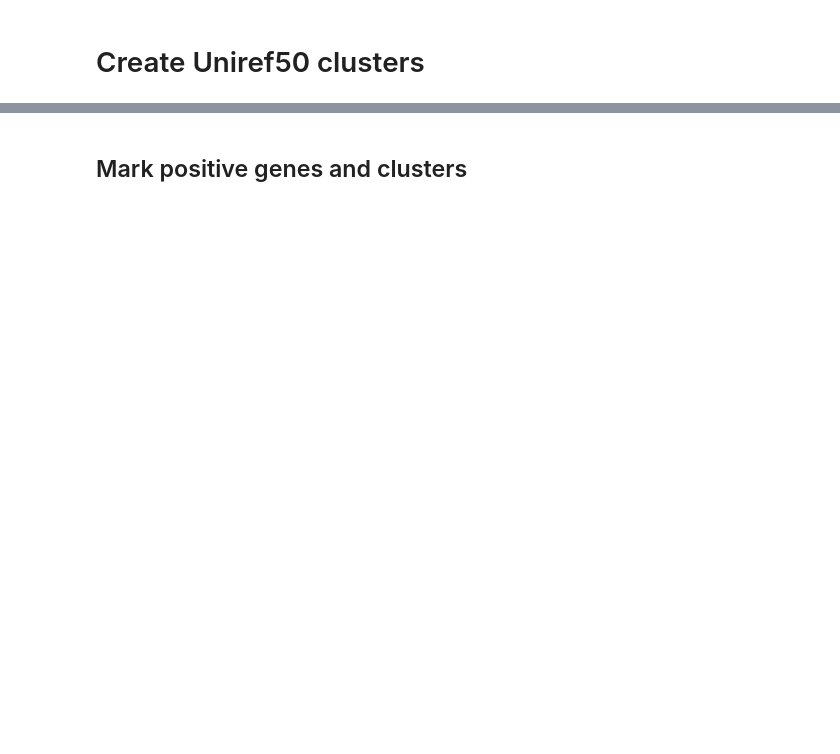
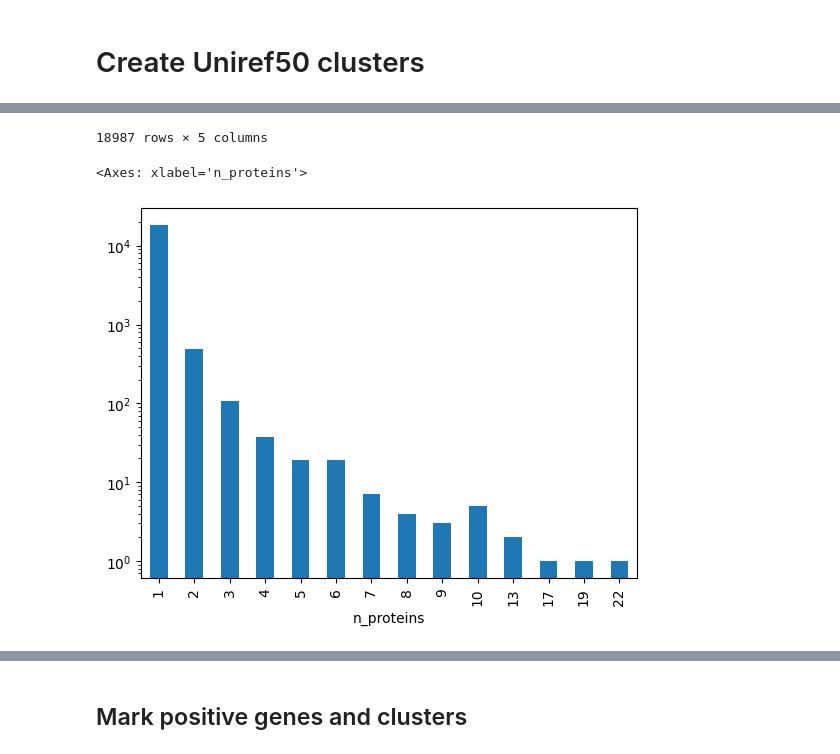
Before and after one commit to 8gabri8/ESMSec, a Jupyter notebook: my_create_cell_cycle_dataset copy.ipynb, the cells around one changed output, grey strips where cells are left out. Cells and saved outputs as stored; diff of their text form; code cells hidden in the pictures; blank space fills up the shorter version.

```diff
--- a/my_create_cell_cycle_dataset copy.ipynb
+++ b/my_create_cell_cycle_dataset copy.ipynb
@@ -446,4 +462,4 @@ Protein with missing gene 112 {'Q6ZRN7', 'Q9N2J8', 'Q6ZQT0', 'A8MWP4', 'Q6ZSR9',
 # %%
-# define allowed prteisn to use in furtyehr analays
-print("Proteins allowed in this analysis: ", len(protein_to_gene_map))
-allowed_proteins = list(protein_to_gene_map.keys())
+# # define allowed prteisn to use in furtyehr analays
+# print("Proteins allowed in this analysis: ", len(protein_to_gene_map))
+# allowed_proteins = list(protein_to_gene_map.keys())
@@ -475,0 +584,19 @@ Name: protein, dtype: object
+# %%
+# Subset protein with mutliple gene to have only one gene
+    # take it randomly
+    # BUT sample before a gene from "postiev_gene" if rpesent
+
+# add a helper column to mark whether the gene is "positive"
+uniref_df["is_positive"] = uniref_df["gene"].isin(positive_genes)
+
+# sort so that positive ones come first for each protein
+uniref_df = uniref_df.sort_values(["protein", "is_positive"], ascending=[True, False])
+
+# drop duplicates, keeping the first (which will be the positive one if it exists)
+uniref_df = uniref_df.drop_duplicates(subset="protein", keep="first")
+
+# drop the helper column if no longer needed
+uniref_df = uniref_df.drop(columns=["is_positive"])
+
+# show that there are no mor eduplcaete gees
+uniref_df[uniref_df["protein"].duplicated(keep=False)]
@@ -475,0 +605,10 @@ Name: protein, dtype: object
+# %%
+# Subset genes with mutliple protein to have only one protein
+    # take it randomly
+    # BUT sample before a gene from "postiev_gene" if rpesent
+uniref_df["is_positive"] = uniref_df["gene"].isin(positive_genes)
+uniref_df = uniref_df.sort_values(["gene", "is_positive"], ascending=[True, False])
+uniref_df = uniref_df.drop_duplicates(subset="gene", keep="first")
+uniref_df = uniref_df.drop(columns=["is_positive"])
+
+uniref_df[uniref_df["gene"].duplicated(keep=False)]
@@ -504,13 +666,9 @@ print("number unique clusters: ", protein2uniref.UniRef50_Cluster.nunique())
 # %%
 # create a df with clusters as entry
-uniref_df = protein2uniref.groupby('UniRef50_Cluster').agg({
+uniref_df = uniref_df.groupby('UniRef50_Cluster').agg({
     'protein': list,
+    'gene': list,
 }).reset_index()
-
-# add gene name
-uniref_df["gene"] = uniref_df["protein"].apply(
-    lambda lst: [protein_to_gene_map.get(p, None) for p in lst]
-)
 
 # count
 uniref_df["n_proteins"] = uniref_df.protein.apply(len)
@@ -520,3 +678,4 @@ uniref_df.sort_values(by="n_proteins", inplace=True, ascending=False)
 # plot
 display(uniref_df)
 uniref_df.n_proteins.value_counts().sort_index().plot(kind="bar", logy=True)
+# %% [output]
@@ -523 +694,4 @@ uniref_df.n_proteins.value_counts().sort_index().plot(kind="bar", logy=True)
+18987 rows × 5 columns
+<Axes: xlabel='n_proteins'>
+[figure, added]
 # %%
```
Also changed, not shown: parts of 38 cells of this notebook, 3 other files.
